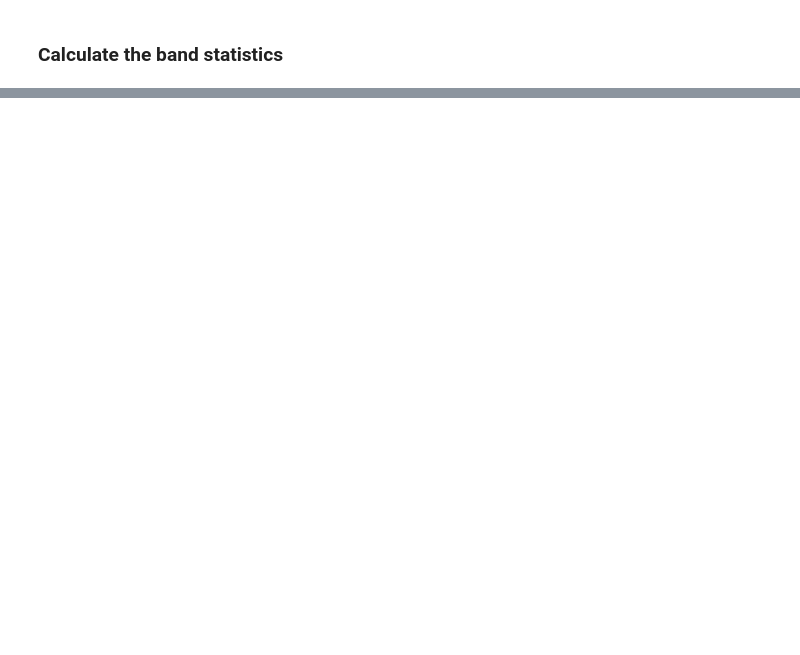
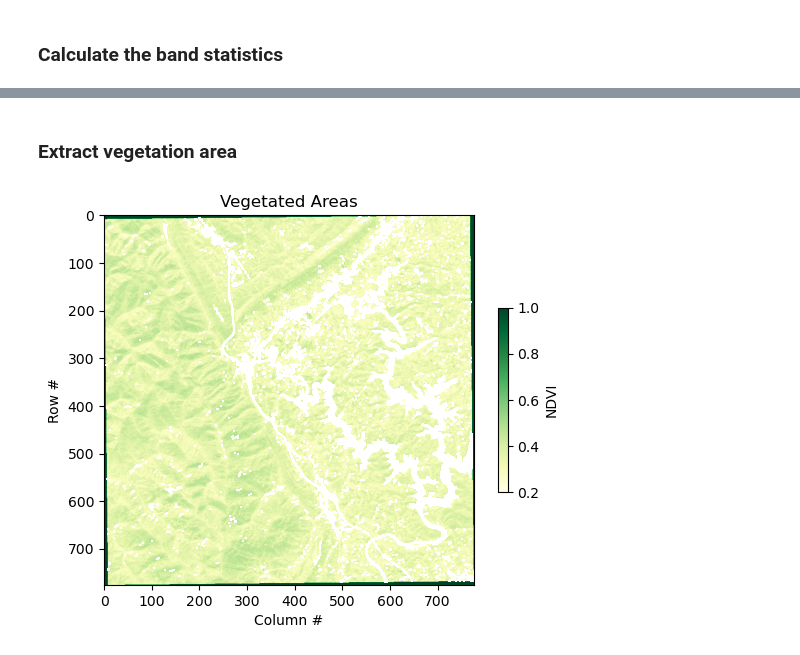
Before and after one commit to gisynw/ssj-302, a Jupyter notebook: docs/Lectures/Week10_multiple_bands/Week10_instructor.ipynb, the cells around one changed output, grey strips where cells are left out. Cells and saved outputs as stored; diff of their text form; code cells hidden in the pictures; blank space fills up the shorter version.

```diff
--- a/docs/Lectures/Week10_multiple_bands/Week10_instructor.ipynb
+++ b/docs/Lectures/Week10_multiple_bands/Week10_instructor.ipynb
@@ -199,0 +195,17 @@ array([[2.35637070e-02, 2.02747685e-02, 1.78287947e-02, ...,
+# %% [markdown]
+### Extract vegetation area
+# %%
+ndvi_clean = np.where(ndvi > 0.2, ndvi, np.nan)
+# ndvi_clean.plot(cmap="Greens", vmin=0.2, vmax=0.8)
+
+nd_image = plt.imshow(ndvi_clean, cmap="YlGn", vmin=0.2, vmax=1)
+
+cbar = plt.colorbar(nd_image, shrink = 0.5)
+cbar.set_label("NDVI")
+
+plt.title("Vegetated Areas")
+plt.xlabel("Column #")
+plt.ylabel("Row #")
+plt.show()
+# %% [output]
+[figure, added]
```
Also changed, not shown: parts of 46 cells of this notebook, 11 other files.
